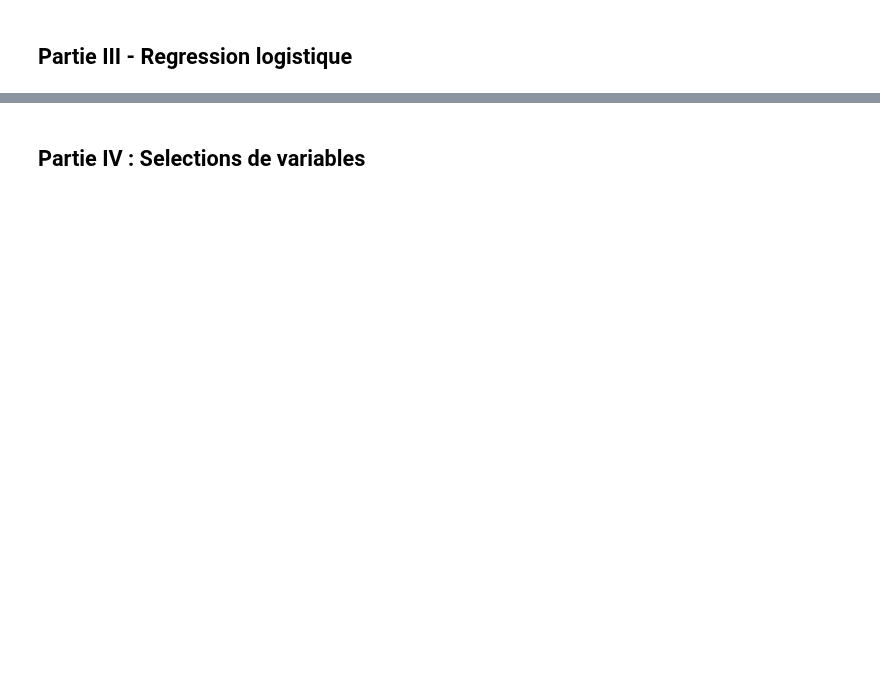
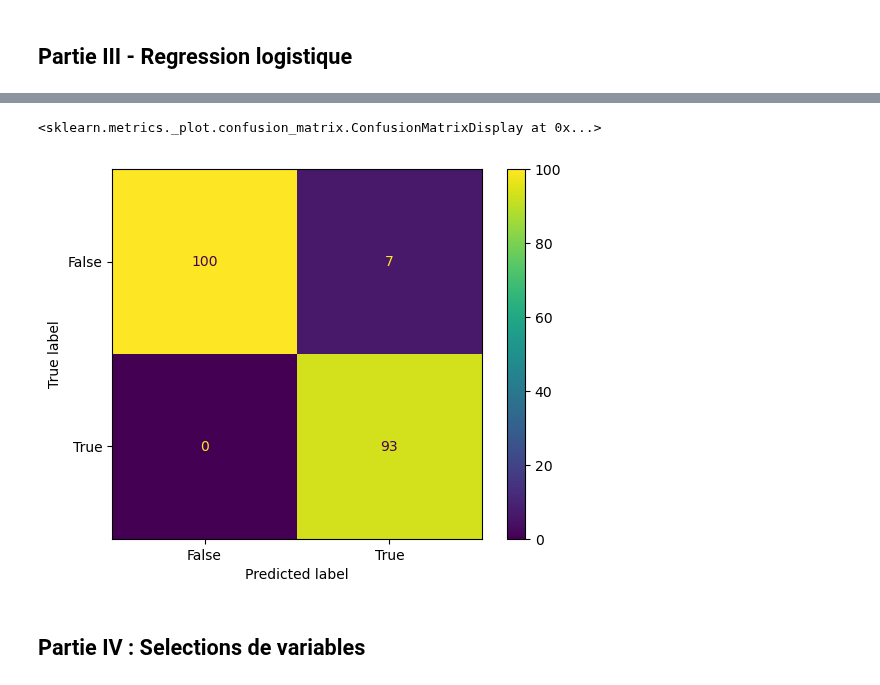
Before and after one commit to Alexis-Barrau/python_ensae, a Jupyter notebook: Scripts/Script first analysis.ipynb, the cells around one changed output, grey strips where cells are left out. Cells and saved outputs as stored; diff of their text form; code cells hidden in the pictures; blank space fills up the shorter version.

```diff
--- a/Scripts/Script first analysis.ipynb
+++ b/Scripts/Script first analysis.ipynb
@@ -259,3 +364,22 @@ plt.show()
+# %%
+clf = LogisticRegression(penalty='l1', dual=False, tol=0.01, C=0.1, fit_intercept=True,
+                   intercept_scaling=1, class_weight=None, random_state=3, solver='liblinear',
+                   max_iter=100, multi_class='auto', verbose=0, warm_start=False, n_jobs=None,
+                   l1_ratio=None)
+
+clf.fit(X_train, y_train)
+y_pred = clf.predict(X_test)
+
+
+cm= confusion_matrix(y_test, y_pred)
+disp = ConfusionMatrixDisplay(
+            confusion_matrix=cm,
+            display_labels=clf.classes_
+       )
+disp.plot()
+# %% [output]
+<sklearn.metrics._plot.confusion_matrix.ConfusionMatrixDisplay at 0x...>
+[figure, added]
 # %% [markdown]
 ## Partie IV : Selections de variables
 # %%
```
Also changed, not shown: parts of 20 cells of this notebook.
